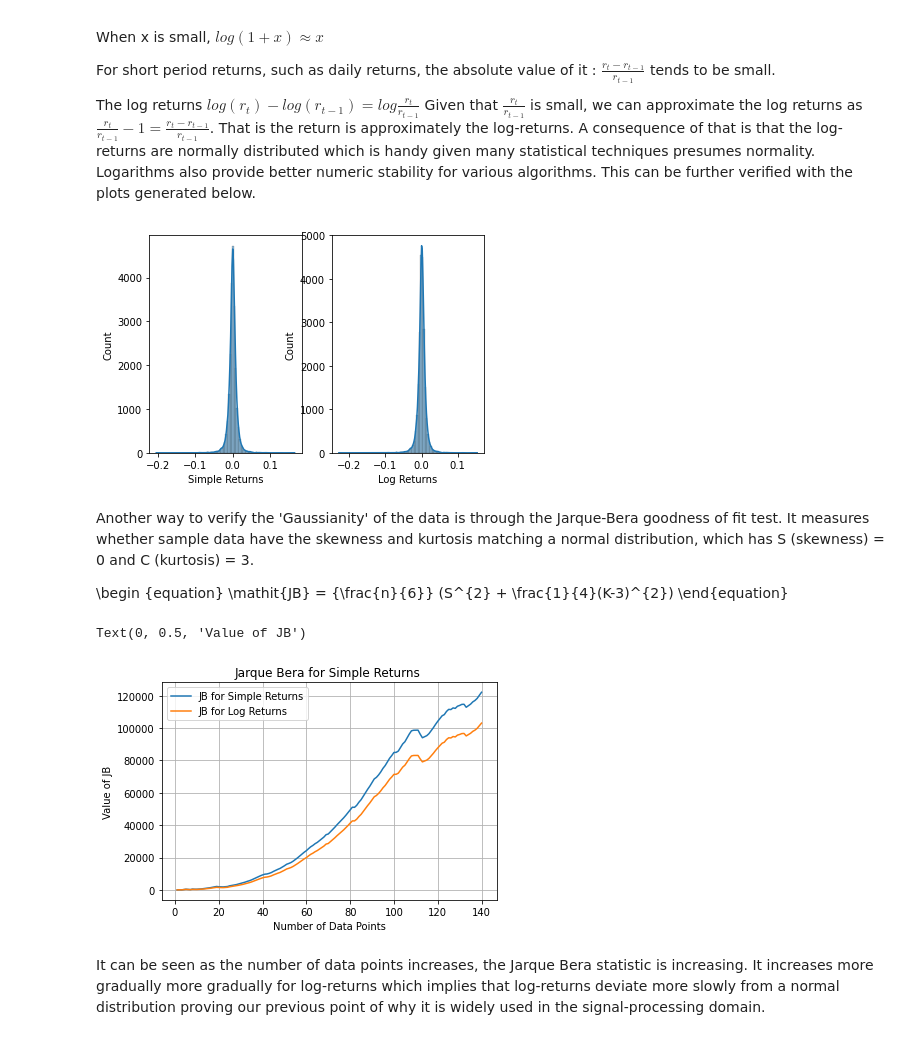
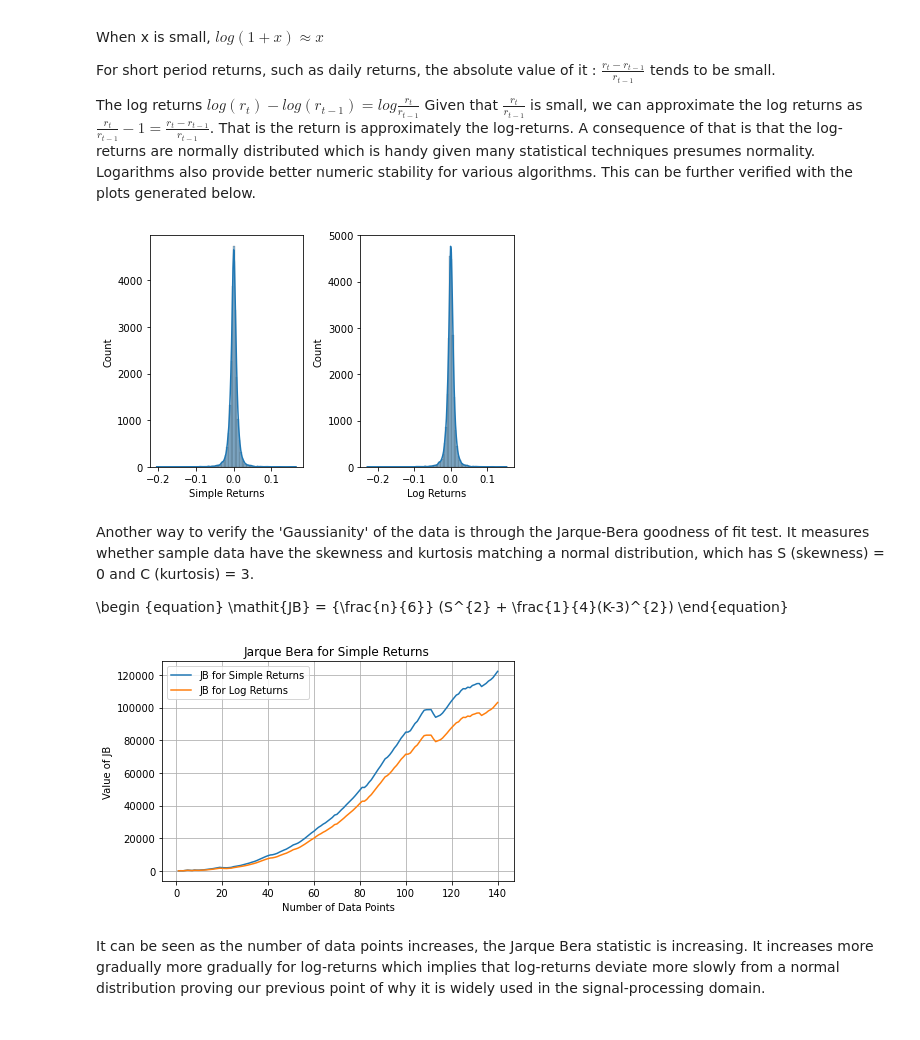
Before and after one commit to zxt18/Financial-Signal-Processing, a Jupyter notebook: Coursework_1.ipynb, the cells around one changed output. Cells and saved outputs as stored; diff of their text form; code cells hidden in the pictures.

```diff
--- a/Coursework_1.ipynb
+++ b/Coursework_1.ipynb
@@ -107,13 +110,14 @@ Given that $\frac{r_{t}}{r_{t-1}}$ is small, we can approximate the log returns
 # %%
 import scipy.stats as st
 import seaborn as sns
 
 fig, ax = plt.subplots(1,2)
 sns.histplot(px['Simple Returns'], bins = 100, kde = True, ax = ax[0])
 sns.histplot(logpx['Log Returns'], bins = 100, kde = True, ax = ax[1])
 fig.show()
+fig.tight_layout()
 # %% [output]
-[figure, old version]
+[figure, new version]
 # %% [markdown]
 Another way to verify the 'Gaussianity' of the data is through the Jarque-Bera goodness of fit test. It measures whether sample data have the skewness and kurtosis matching a normal distribution, which has S (skewness) = 0 and C (kurtosis) = 3.
 
@@ -137,9 +141,9 @@ ax.grid('on')
 ax.legend()
 ax.set_xlabel("Number of Data Points")
 ax.set_ylabel("Value of JB")
+fig.tight_layout()
 # %% [output]
-Text(0, 0.5, 'Value of JB')
-[figure, old version]
+[figure, new version]
 # %% [markdown]
 It can be seen as the number of data points increases, the Jarque Bera statistic is increasing. It increases more gradually more gradually for log-returns which implies that log-returns deviate more slowly from a normal distribution proving our previous point of why it is widely used in the signal-processing domain.
 # %% [markdown]
```
Also changed, not shown: parts of 37 cells of this notebook.
